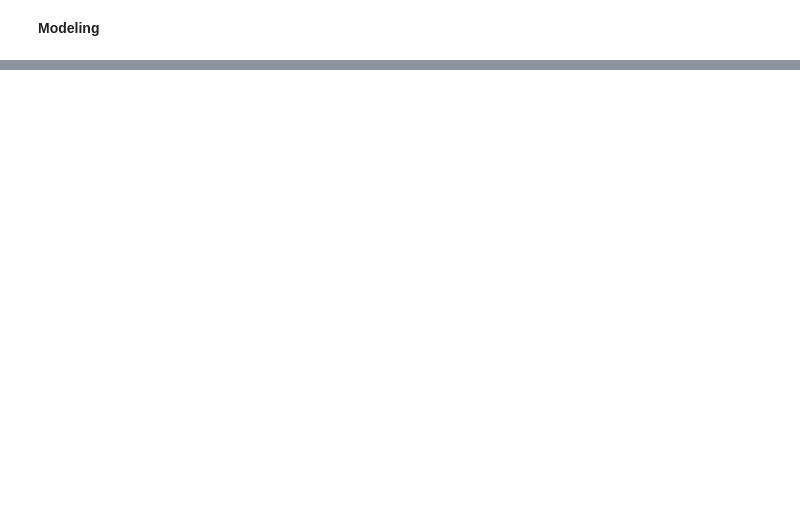
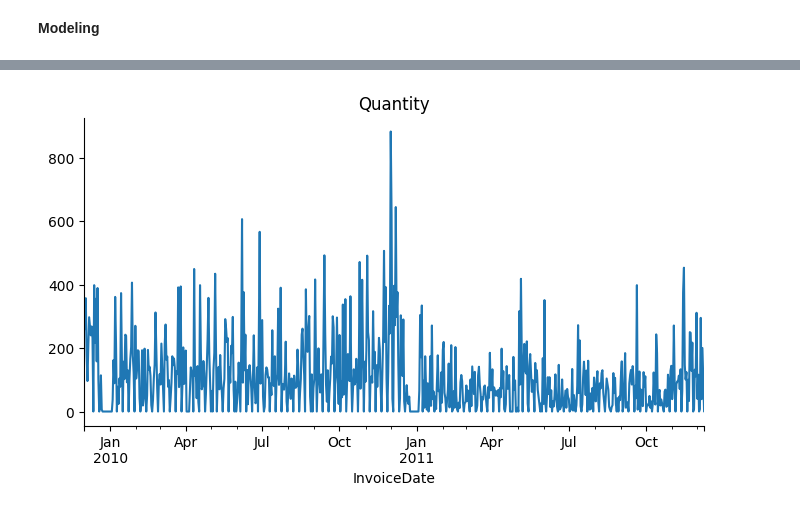
Before and after one commit to muhammadahsan2023/Capstone_Project, a Jupyter notebook: Forecasting_project.ipynb, the cells around one changed output, grey strips where cells are left out. Saved outputs shown, nothing was run; the diff lists cells and outputs as text; code cells hidden in the pictures; blank space fills up the shorter version.

```diff
--- a/Forecasting_project.ipynb
+++ b/Forecasting_project.ipynb
@@ -408,3 +430,23 @@ print(sorted_products.head(10))
 # Selecting the Top 10 Products to train them in the models
 
 stock_codes = ['85099B', '85123A', '85099F', '85099C', '84970S', '84970L', '82494L', '16156S', '16161P', '84997D']
+# %%
+stock_dataframes = {}
+# %%
+for stock_code in stock_codes:
+    # Extract data for the current stock code
+    product_data = data[data['StockCode'] == stock_code]
+
+    # Handle missing data if needed (example: drop NaN values)
+    product_data = product_data.dropna()
+
+    # Check if the DataFrame is not empty
+    if not product_data.empty:
+        # Set 'InvoiceDate' as the index
+        product_data.set_index('InvoiceDate', inplace=True)
+
+        # Resample with the appropriate aggregation method (sum for quantity, etc.)
+        product_daily = product_data.resample('D').sum()
+
+        # Store the results in the dictionary
+        stock_dataframes[stock_code] = product_daily
@@ -410,0 +458,2 @@ stock_codes = ['85099B', '85123A', '85099F', '85099C', '84970S', '84970L', '8249
+# %%
+p1 = pd.DataFrame(stock_dataframes['85123A'])
@@ -410,0 +477,6 @@ stock_codes = ['85099B', '85123A', '85099F', '85099C', '84970S', '84970L', '8249
+# %%
+#plot quantity column
+p1['Quantity'].plot(kind='line', figsize=(8, 4), title='Quantity')
+plt.gca().spines[['top', 'right']].set_visible(False)
+# %% [output]
+[figure, added]
```
Also changed, not shown: parts of 18 cells of this notebook.
